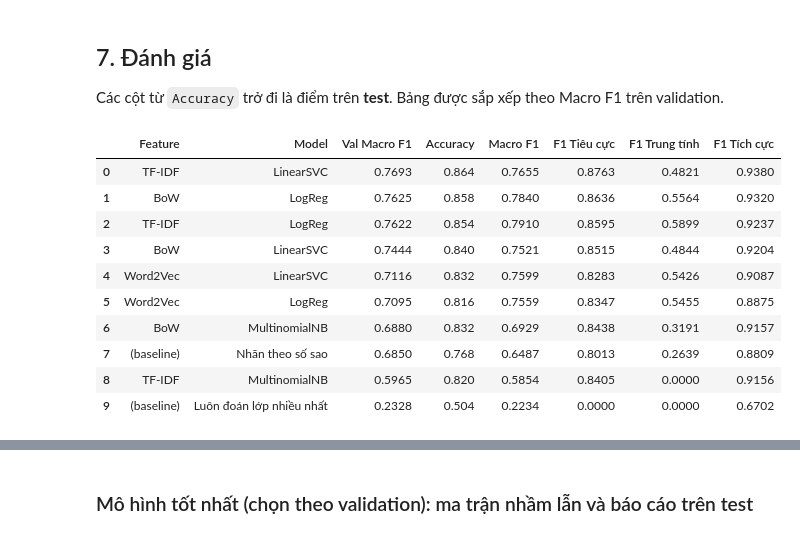
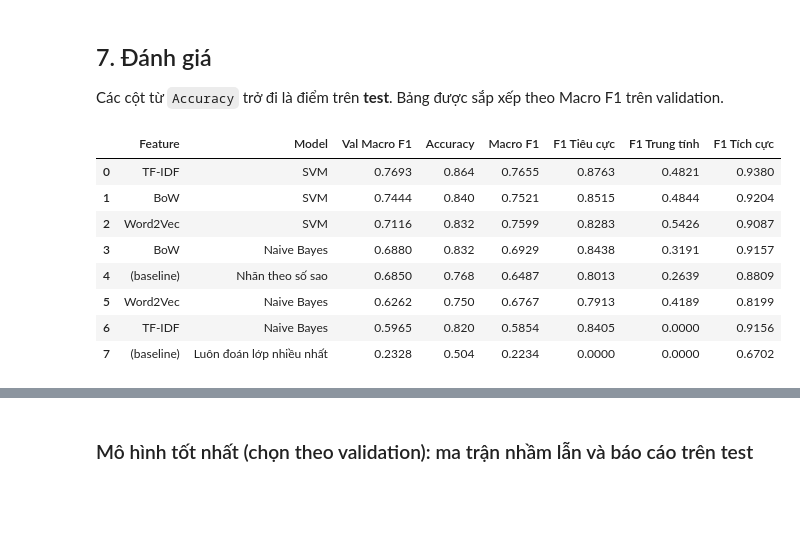
Before and after one commit to iamtanzai/NLP_BT1, a Jupyter notebook: sentiment_dmx.ipynb, the cells around one changed output, grey strips where cells are left out. Drawn from its saved outputs; the diff is of its cells as text; code cells hidden in the pictures; blank space fills up the shorter version.

Commit message:
feat: hoan thien muc 6 huan luyen Naive Bayes va SVM tren 3 dac trung

```diff
--- a/sentiment_dmx.ipynb
+++ b/sentiment_dmx.ipynb
@@ -567,21 +587,56 @@ for feat, algo in experiments:
 # %% [markdown]
 ## 7. Đánh giá
 Các cột từ `Accuracy` trở đi là điểm trên **test**. Bảng được sắp xếp theo Macro F1 trên validation.
-# %%
-scores = pd.DataFrame(results).sort_values('Val Macro F1', ascending=False).round(4).reset_index(drop=True)
-scores
-# %% [output]
-|  | Feature | Model | Val Macro F1 | Accuracy | Macro F1 | F1 Tiêu cực | F1 Trung tính | F1 Tích cực |
-| 0 | TF-IDF | LinearSVC | 0.7693 | 0.864 | 0.7655 | 0.8763 | 0.4821 | 0.9380 |
-| 1 | BoW | LogReg | 0.7625 | 0.858 | 0.7840 | 0.8636 | 0.5564 | 0.9320 |
-| 2 | TF-IDF | LogReg | 0.7622 | 0.854 | 0.7910 | 0.8595 | 0.5899 | 0.9237 |
-| 3 | BoW | LinearSVC | 0.7444 | 0.840 | 0.7521 | 0.8515 | 0.4844 | 0.9204 |
-| 4 | Word2Vec | LinearSVC | 0.7116 | 0.832 | 0.7599 | 0.8283 | 0.5426 | 0.9087 |
-| 5 | Word2Vec | LogReg | 0.7095 | 0.816 | 0.7559 | 0.8347 | 0.5455 | 0.8875 |
-| 6 | BoW | MultinomialNB | 0.6880 | 0.832 | 0.6929 | 0.8438 | 0.3191 | 0.9157 |
-| 7 | (baseline) | Nhãn theo số sao | 0.6850 | 0.768 | 0.6487 | 0.8013 | 0.2639 | 0.8809 |
-| 8 | TF-IDF | MultinomialNB | 0.5965 | 0.820 | 0.5854 | 0.8405 | 0.0000 | 0.9156 |
-| 9 | (baseline) | Luôn đoán lớp nhiều nhất | 0.2328 | 0.504 | 0.2234 | 0.0000 | 0.0000 | 0.6702 |
+# %%
+# Đóng gói dữ liệu đánh giá và chạy dự đoán từ các mô hình đã huấn luyện ở Mục 6
+y = {'val': val['label'], 'test': test['label']}
+X = {
+    'BoW': {'val': X_val_bow, 'test': X_test_bow},
+    'TF-IDF': {'val': X_val_tfidf, 'test': X_test_tfidf},
+    'Word2Vec': {'val': X_val_w2v_avg, 'test': X_test_w2v_avg}
+}
+
+def tinh_diem(y_true, y_pred):
+    f1_tung_lop = f1_score(y_true, y_pred, average=None, labels=LABELS)
+    return {
+        'Accuracy': accuracy_score(y_true, y_pred),
+        'Macro F1': f1_score(y_true, y_pred, average='macro'),
+        **{f'F1 {ten}': f for ten, f in zip(NAMES, f1_tung_lop)}
+    }
+
+def ghi_ket_qua(feature, model, p_val, p_test):
+    results.append({
+        'Feature': feature,
+        'Model': model,
+        'Val Macro F1': f1_score(y['val'], p_val, average='macro'),
+        **tinh_diem(y['test'], p_test)
+    })
+
+results, predictions = [], {}
+
+# Baseline đối chứng
+lop_nhieu = train['label'].mode()[0]
+ghi_ket_qua('(baseline)', 'Luôn đoán lớp nhiều nhất', np.full(len(val), lop_nhieu), np.full(len(test), lop_nhieu))
+ghi_ket_qua('(baseline)', 'Nhãn theo số sao', val['nhan_sao'], test['nhan_sao'])
+
+# Dự đoán và ghi nhận kết quả đánh giá cho 6 mô hình đã huấn luyện
+for (feat, algo), model in trained_models.items():
+    predictions[(feat, algo)] = model.predict(X[feat]['test'])
+    p_val = model.predict(X[feat]['val'])
+    ghi_ket_qua(feat, algo, p_val, predictions[(feat, algo)])
+
+scores = pd.DataFrame(results).sort_values('Val Macro F1', ascending=False).round(4).reset_index(drop=True)
+scores
+# %% [output]
+|  | Feature | Model | Val Macro F1 | Accuracy | Macro F1 | F1 Tiêu cực | F1 Trung tính | F1 Tích cực |
+| 0 | TF-IDF | SVM | 0.7693 | 0.864 | 0.7655 | 0.8763 | 0.4821 | 0.9380 |
+| 1 | BoW | SVM | 0.7444 | 0.840 | 0.7521 | 0.8515 | 0.4844 | 0.9204 |
+| 2 | Word2Vec | SVM | 0.7116 | 0.832 | 0.7599 | 0.8283 | 0.5426 | 0.9087 |
+| 3 | BoW | Naive Bayes | 0.6880 | 0.832 | 0.6929 | 0.8438 | 0.3191 | 0.9157 |
+| 4 | (baseline) | Nhãn theo số sao | 0.6850 | 0.768 | 0.6487 | 0.8013 | 0.2639 | 0.8809 |
+| 5 | Word2Vec | Naive Bayes | 0.6262 | 0.750 | 0.6767 | 0.7913 | 0.4189 | 0.8199 |
+| 6 | TF-IDF | Naive Bayes | 0.5965 | 0.820 | 0.5854 | 0.8405 | 0.0000 | 0.9156 |
+| 7 | (baseline) | Luôn đoán lớp nhiều nhất | 0.2328 | 0.504 | 0.2234 | 0.0000 | 0.0000 | 0.6702 |
 # %%
 ve = scores[scores['Feature'] != '(baseline)']
 ve = ve.set_index(ve['Feature'] + ' + ' + ve['Model'])
```
Also changed, not shown: parts of 8 cells of this notebook, 1 other file.
